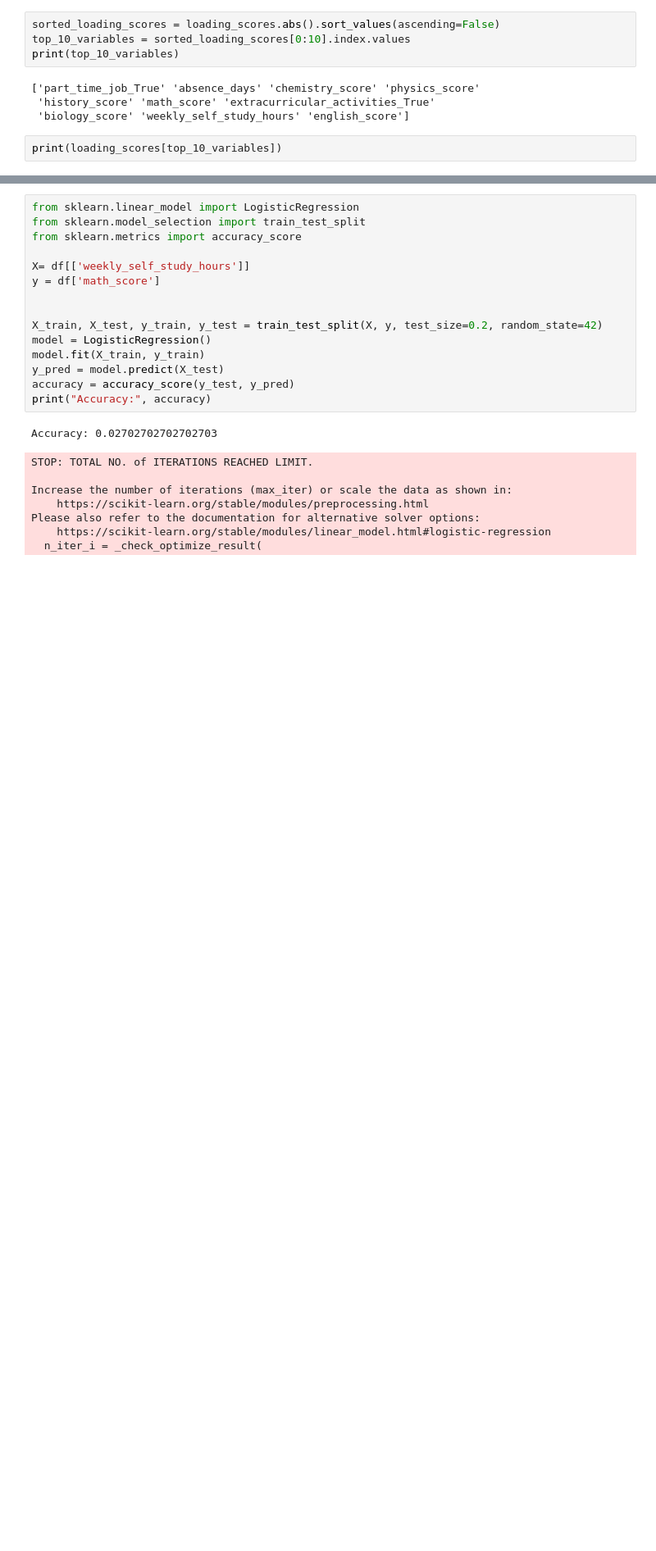
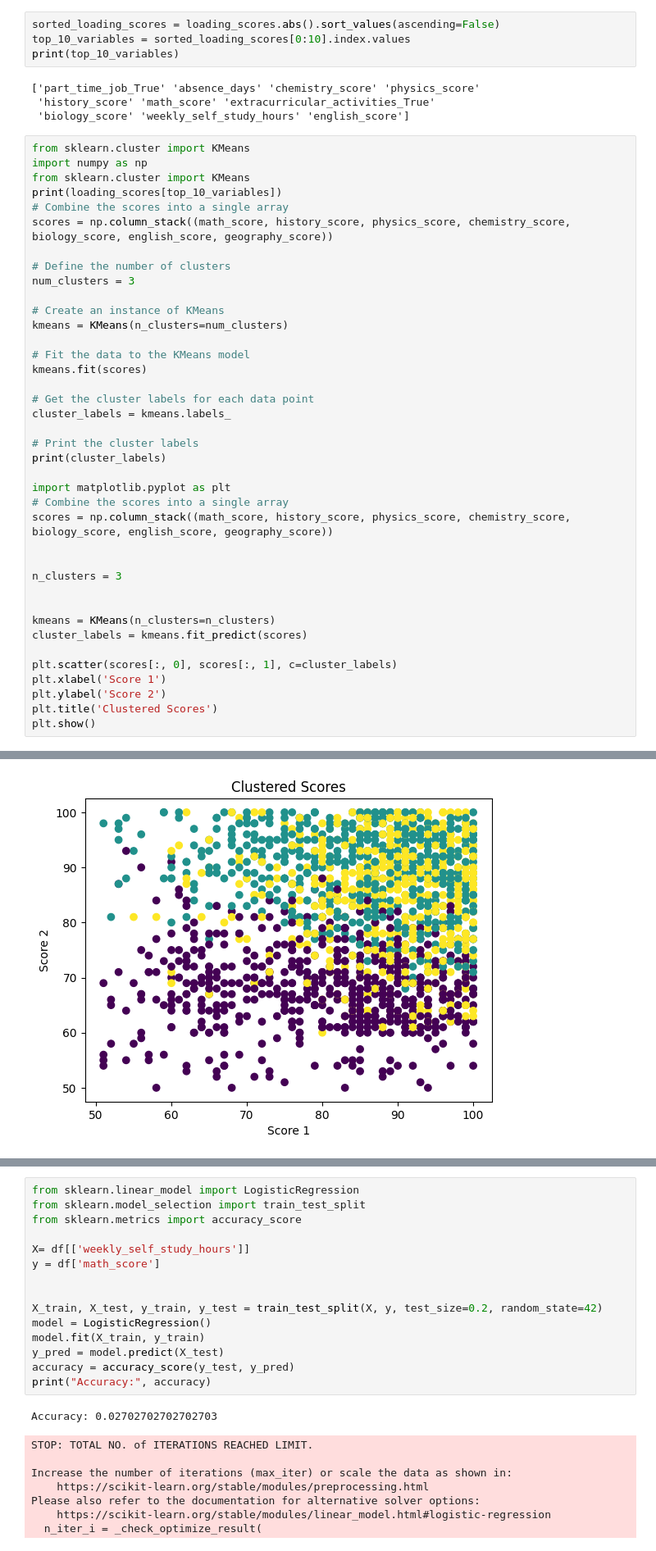
Before and after one commit to shakiralynch1/DVA_CA1, a Jupyter notebook: DVA_CA1.ipynb, the cells around one changed output, grey strips where cells are left out. Shown at 82% size. Cells and saved outputs as stored; diff of their text form; blank space fills up the shorter version.

```diff
--- a/DVA_CA1.ipynb
+++ b/DVA_CA1.ipynb
@@ -1402,7 +1402,44 @@ print(top_10_variables)
  'history_score' 'math_score' 'extracurricular_activities_True'
  'biology_score' 'weekly_self_study_hours' 'english_score']
 # %%
+from sklearn.cluster import KMeans
+import numpy as np
+from sklearn.cluster import KMeans
 print(loading_scores[top_10_variables])
+# Combine the scores into a single array
+scores = np.column_stack((math_score, history_score, physics_score, chemistry_score, biology_score, english_score, geography_score))
+
+# Define the number of clusters
+num_clusters = 3
+
+# Create an instance of KMeans
+kmeans = KMeans(n_clusters=num_clusters)
+
+# Fit the data to the KMeans model
+kmeans.fit(scores)
+
+# Get the cluster labels for each data point
+cluster_labels = kmeans.labels_
+
+# Print the cluster labels
+print(cluster_labels)
+
+import matplotlib.pyplot as plt
+# Combine the scores into a single array
+scores = np.column_stack((math_score, history_score, physics_score, chemistry_score, biology_score, english_score, geography_score))
+
+
+n_clusters = 3
+
+
+kmeans = KMeans(n_clusters=n_clusters)
+cluster_labels = kmeans.fit_predict(scores)
+
+plt.scatter(scores[:, 0], scores[:, 1], c=cluster_labels)
+plt.xlabel('Score 1')
+plt.ylabel('Score 2')
+plt.title('Clustered Scores')
+plt.show()
 # %% [output]
 part_time_job_True                -1.016092
 absence_days                       0.188224
@@ -1417,0 +1456 @@ dtype: float64
+[figure, added]
```
Also changed, not shown: parts of 3 cells of this notebook.
